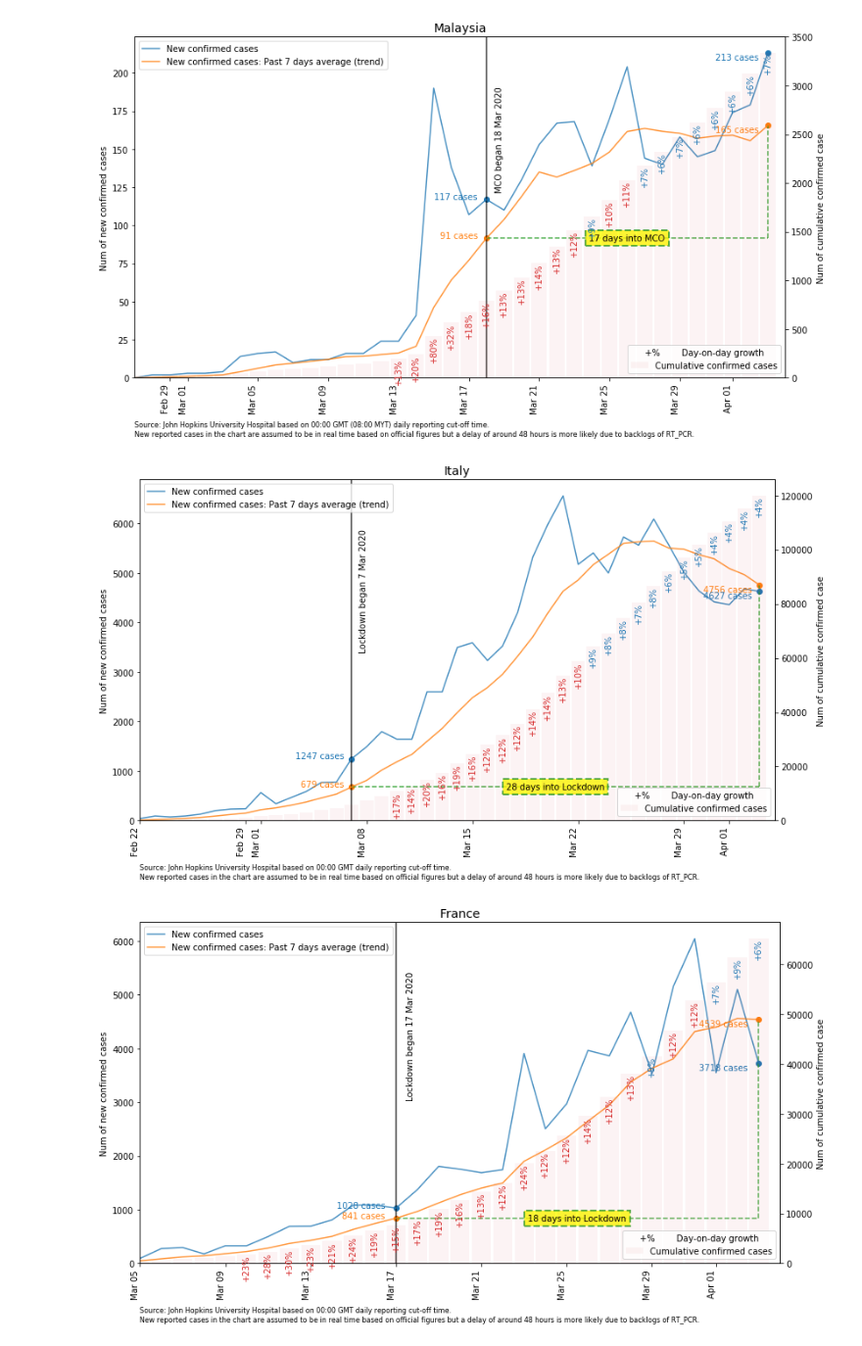
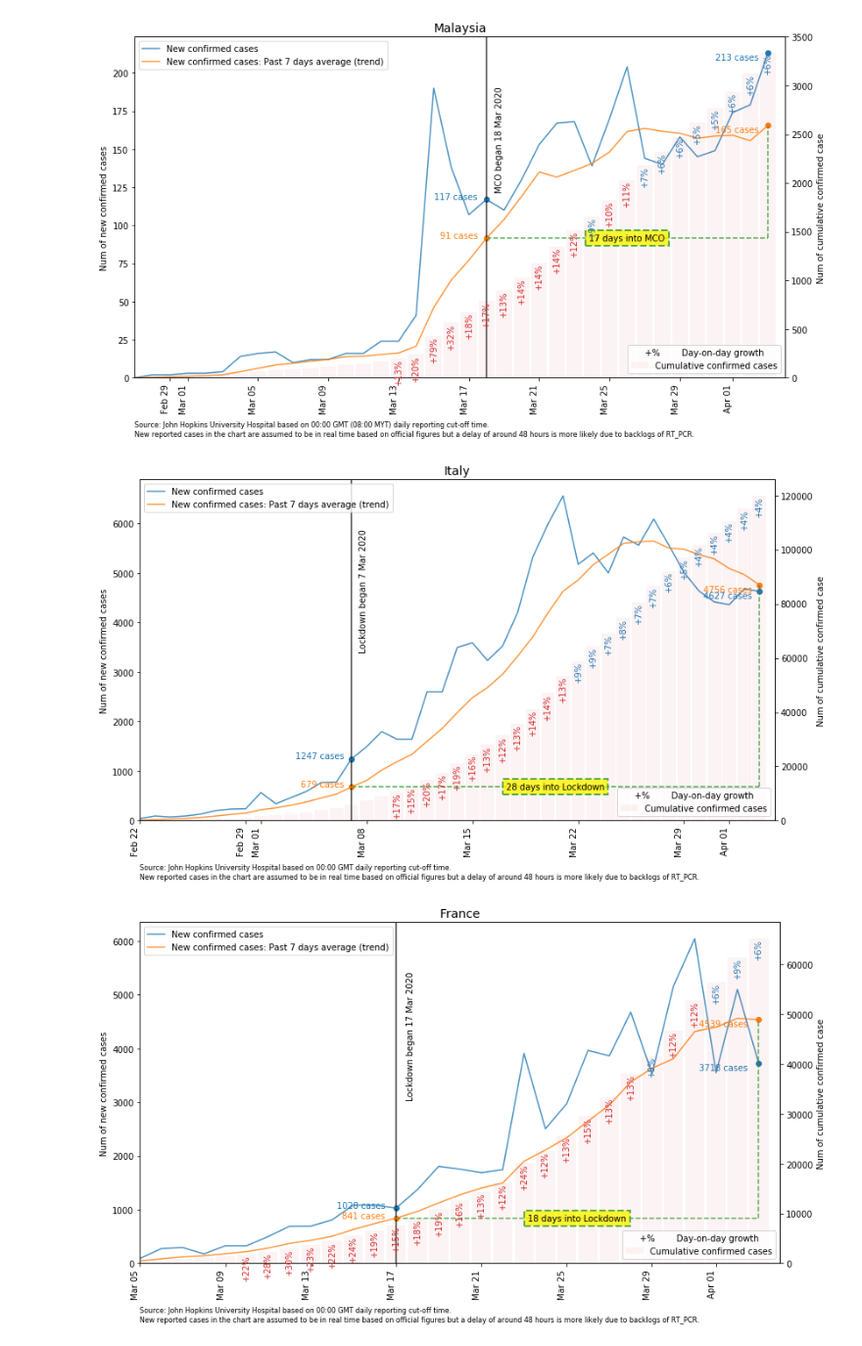
Before and after one commit to khairulomar/Covid-19, a Jupyter notebook: Covid19.ipynb, the cells around one changed output. Shown at 98% size. Cells and saved outputs as stored; diff of their text form; code cells hidden in the pictures.

```diff
--- a/Covid19.ipynb
+++ b/Covid19.ipynb
@@ -268,3 +279,6 @@ df1 = calc_growth(df1, geo='country', rolling_window=3)
+# %%
+df1 = pd.read_csv('dfdata/df1.csv', index_col=0)
+df1.index = pd.to_datetime(df1.index)
 # %% [markdown]
 ### 2. Analyse latest data
 # %%
@@ -881,7 +879,7 @@ locklabel = 'MCO'
 
 # Define data points
 fig, ax = plt.subplots(figsize=(12,7))
-data0 = df1a.loc[df1a.country==country].reset_index()
+data0 = df1.loc[df1.country==country].reset_index()
 data0 = data0.sort_values('date').reset_index(drop=True)[['date','confirmed','new_confirmed','growth']]
 data1 = data0.new_confirmed.rolling(window=7).mean()
 lockend = data0.date.max()
@@ -950,7 +948,7 @@ locklabel = 'Lockdown'
 
 # Define data points
 fig, ax = plt.subplots(figsize=(12,7))
-data0 = df1a.loc[df1a.country==country].reset_index()
+data0 = df1.loc[df1.country==country].reset_index()
 data0 = data0.sort_values('date').reset_index(drop=True)[['date','confirmed','new_confirmed','growth']]
 data1 = data0.new_confirmed.rolling(window=7).mean()
 lockend = data0.date.max()
@@ -981,34 +979,34 @@ ax.text(lockstart-oneday/2, data0lock, f'{int(data0lock)} cases', ha='right', co
 ax.text(lockend-oneday/2, data1now, f'{int(data1now)} cases', va='top', ha='right', color='C1')
 ax.text(lockend-oneday/2, data0now, f'{int(data0now)} cases', va='top', ha='right', color='C0')
 
 # Cumulative cases
 ax2 = ax.twinx()
 ax2.bar(data0.date, data0.confirmed, label='Cumulative confirmed cases', color='C3', width=0.9, alpha=0.05)
 for i in data0[data0.date>txtmin].index:
     if data0.iloc[i].growth >= 1.1: color='C3'
     elif data0.iloc[i].growth >= 1.01: color='C0'
     else: color='C2'
     ax2.text(data0.iloc[i].date, data0.iloc[i].confirmed, f'+{int((data0.iloc[i].growth-1)*100)}%',
              rotation=90, ha='center', va='top', color=color)
 # Axis labels
 ax.set_xlim(xmin, data0.date.max()+oneday)
 ax.set_ylim(0, data0.new_confirmed.max()*1.05)
 ax.xaxis.set_major_formatter(mdates.DateFormatter("%b %d"))
 fig.autofmt_xdate(rotation=90)
 ax.set_ylabel('Num of new confirmed cases')
 ax2.set_ylabel('Num of cumulative confirmed case')
 plt.annotate('Source: John Hopkins University Hospital based on 00:00 GMT daily reporting cut-off time.\nNew reported cases in the chart are assumed to be in real time based on official figures but a delay of around 48 hours is more likely due to backlogs of RT_PCR.',
              (0,0), (0, -50), xycoords='axes fraction', textcoords='offset points', va='top', fontsize=8)
 
 # Legends
 ax.legend(loc='upper left')
 ax2.legend(loc='lower right', title='+%        Day-on-day growth')
 ax.set_title(country, fontsize=14)
 plt.tight_layout()
 plt.savefig(f"img/lockdown_{country.replace(' ','_')}", pad_inches=0)
 plt.show()
 # %% [output]
-[figure, old version]
+[figure, new version]
 # %%
 # Assign values
 country   = 'France'
```
Also changed, not shown: parts of 27 cells of this notebook, 38 other files.
